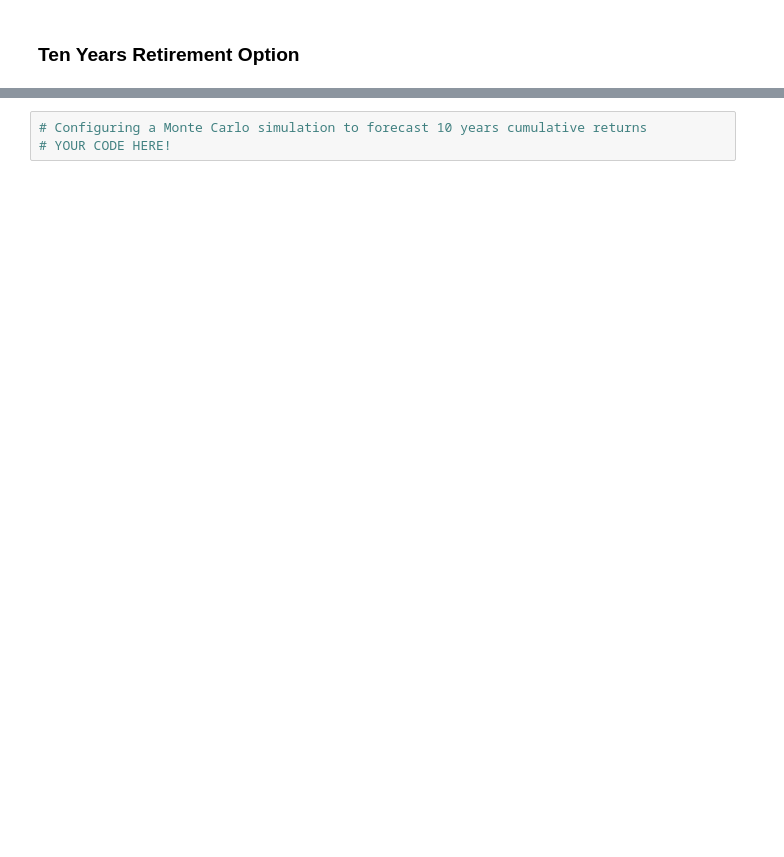
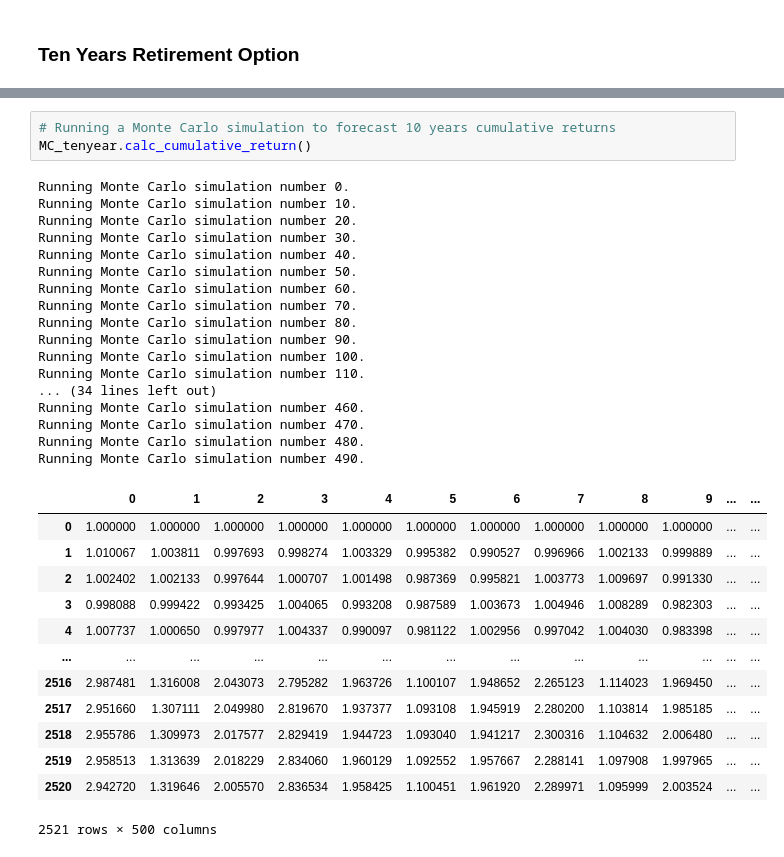
Before and after one commit to valleriia/HW5-APIs, a Jupyter notebook: financial-planner.ipynb, the cells around one changed output, grey strips where cells are left out. Drawn from its saved outputs; the diff is of its cells as text; blank space fills up the shorter version.

```diff
--- a/financial-planner.ipynb
+++ b/financial-planner.ipynb
@@ -288,3 +441,34 @@ print(f"There is a 95% chance that an initial investment of ${initial_investment
 # %%
-# Configuring a Monte Carlo simulation to forecast 10 years cumulative returns
-# YOUR CODE HERE!
+# Running a Monte Carlo simulation to forecast 10 years cumulative returns
+MC_tenyear.calc_cumulative_return()
+# %% [output]
+Running Monte Carlo simulation number 0.
+Running Monte Carlo simulation number 10.
+Running Monte Carlo simulation number 20.
+Running Monte Carlo simulation number 30.
+Running Monte Carlo simulation number 40.
+Running Monte Carlo simulation number 50.
+Running Monte Carlo simulation number 60.
+Running Monte Carlo simulation number 70.
+Running Monte Carlo simulation number 80.
+Running Monte Carlo simulation number 90.
+Running Monte Carlo simulation number 100.
+Running Monte Carlo simulation number 110.
+... (34 lines left out)
+Running Monte Carlo simulation number 460.
+Running Monte Carlo simulation number 470.
+Running Monte Carlo simulation number 480.
+Running Monte Carlo simulation number 490.
+|  | 0 | 1 | 2 | 3 | 4 | 5 | 6 | 7 | 8 | 9 | ... | ... |
+| 0 | 1.000000 | 1.000000 | 1.000000 | 1.000000 | 1.000000 | 1.000000 | 1.000000 | 1.000000 | 1.000000 | 1.000000 | ... | ... |
+| 1 | 1.010067 | 1.003811 | 0.997693 | 0.998274 | 1.003329 | 0.995382 | 0.990527 | 0.996966 | 1.002133 | 0.999889 | ... | ... |
+| 2 | 1.002402 | 1.002133 | 0.997644 | 1.000707 | 1.001498 | 0.987369 | 0.995821 | 1.003773 | 1.009697 | 0.991330 | ... | ... |
+| 3 | 0.998088 | 0.999422 | 0.993425 | 1.004065 | 0.993208 | 0.987589 | 1.003673 | 1.004946 | 1.008289 | 0.982303 | ... | ... |
+| 4 | 1.007737 | 1.000650 | 0.997977 | 1.004337 | 0.990097 | 0.981122 | 1.002956 | 0.997042 | 1.004030 | 0.983398 | ... | ... |
+| ... | ... | ... | ... | ... | ... | ... | ... | ... | ... | ... | ... | ... |
+| 2516 | 2.987481 | 1.316008 | 2.043073 | 2.795282 | 1.963726 | 1.100107 | 1.948652 | 2.265123 | 1.114023 | 1.969450 | ... | ... |
+| 2517 | 2.951660 | 1.307111 | 2.049980 | 2.819670 | 1.937377 | 1.093108 | 1.945919 | 2.280200 | 1.103814 | 1.985185 | ... | ... |
+| 2518 | 2.955786 | 1.309973 | 2.017577 | 2.829419 | 1.944723 | 1.093040 | 1.941217 | 2.300316 | 1.104632 | 2.006480 | ... | ... |
+| 2519 | 2.958513 | 1.313639 | 2.018229 | 2.834060 | 1.960129 | 1.092552 | 1.957667 | 2.288141 | 1.097908 | 1.997965 | ... | ... |
+| 2520 | 2.942720 | 1.319646 | 2.005570 | 2.836534 | 1.958425 | 1.100451 | 1.961920 | 2.289971 | 1.095999 | 2.003524 | ... | ... |
+2521 rows × 500 columns
```
Also changed, not shown: parts of 23 cells of this notebook, 2 other files.
